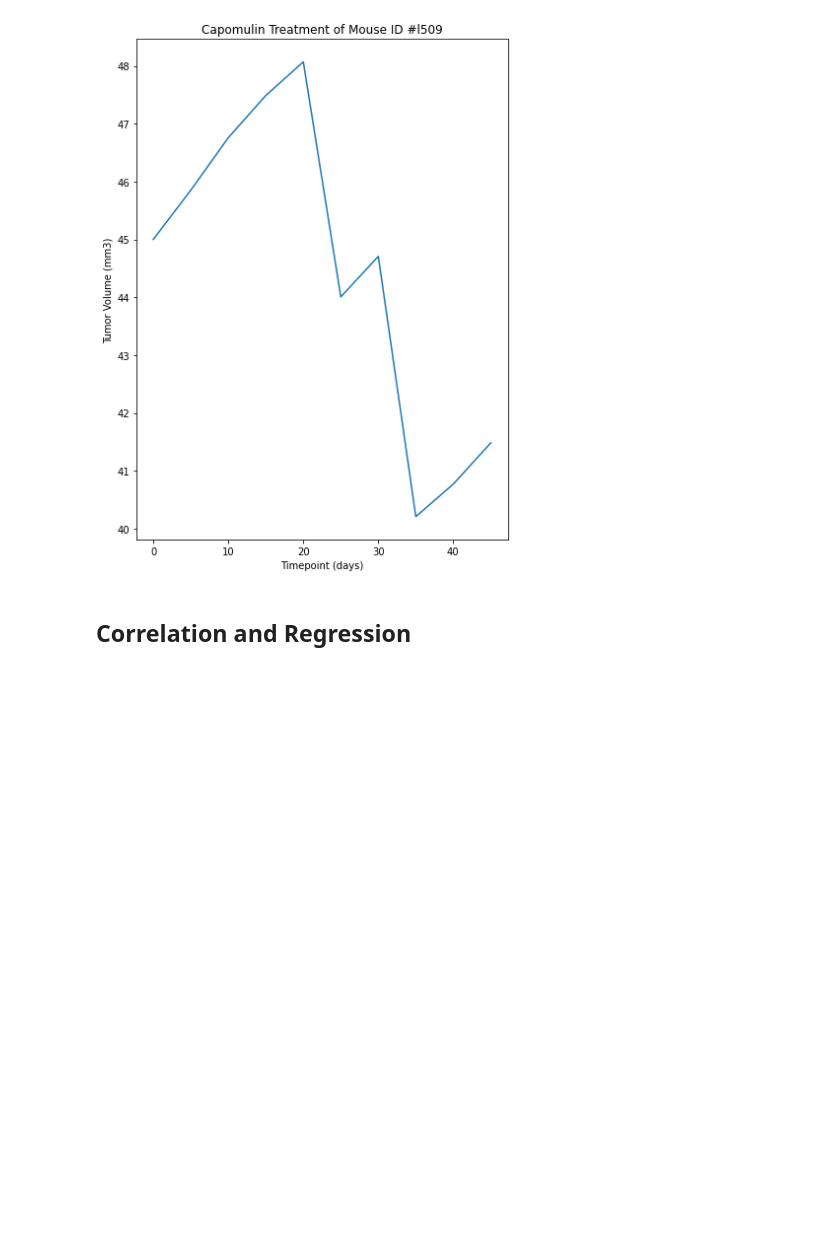
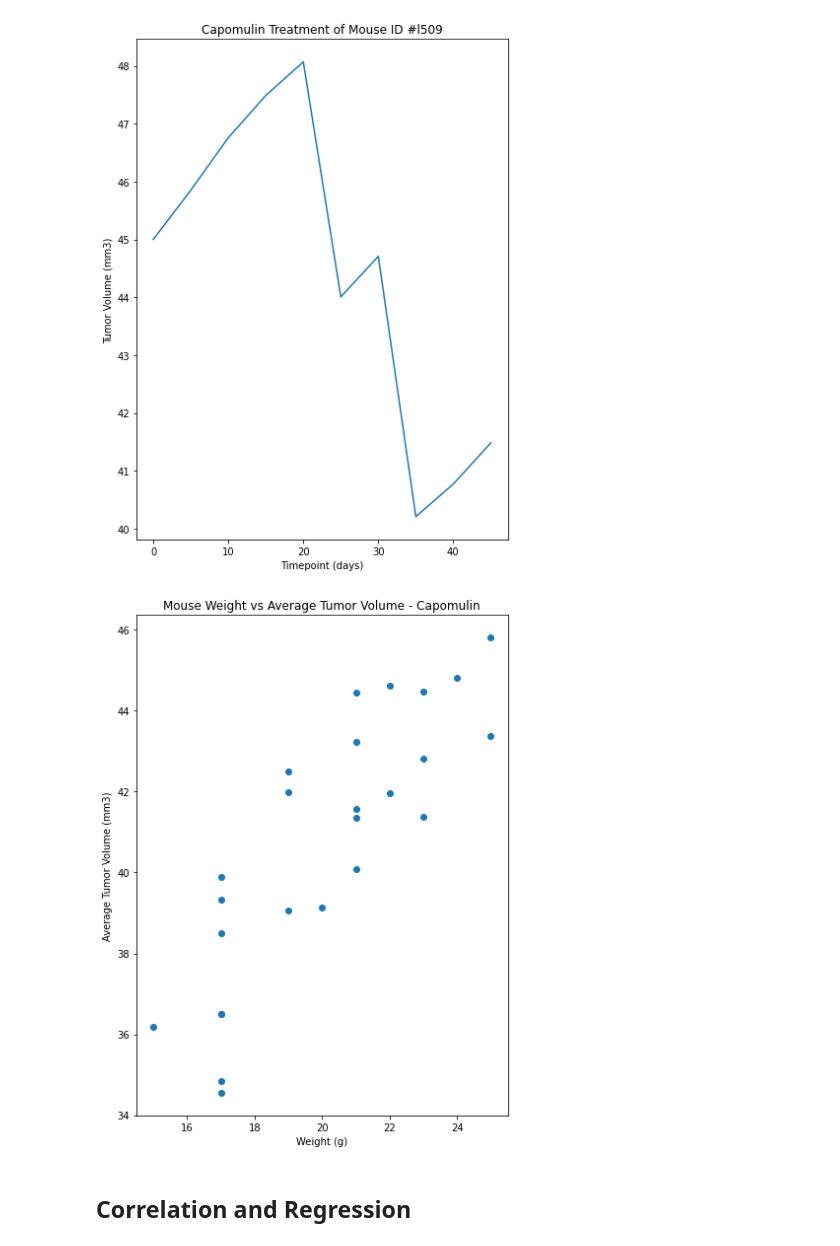
Before and after one commit to SusanCThomas/Pymaceuticals, a Jupyter notebook: pymaceuticals_.ipynb, the cells around one changed output. Cells and saved outputs as stored; diff of their text form; code cells hidden in the pictures; blank space fills up the shorter version.

Commit message:
generated scatter plot

```diff
--- a/pymaceuticals_.ipynb
+++ b/pymaceuticals_.ipynb
@@ -341,24 +341,26 @@ plt.show()
 # %%
 # Generate a scatter plot of mouse weight versus average tumor volume for the Capomulin regimen
 
 # Get the mouse id and other data for capomulin
 capomulin = cleaned_df.loc[cleaned_df['Drug Regimen'] == "Capomulin"]
 
 # Calculate the average tumor volume
 capomulin_avg = capomulin.groupby(['Mouse ID']).mean()
 
 # Generate scatter plot
 plt.scatter(capomulin_avg['Weight (g)'],capomulin_avg['Tumor Volume (mm3)'])
 
 # Set title and axis labels
 plt.xlabel('Weight (g)')
 plt.ylabel('Average Tumor Volume (mm3)')
-plt.title('Capomulin Treatment of Mouse ID #l509')
+plt.title('Mouse Weight vs Average Tumor Volume - Capomulin')
 
-# Saved s plot and displayed
+# Saved scatter plot and displayed
 plt.tight_layout()
-plt.savefig("Images/lineplot.png")
+plt.savefig("Images/scatterplot.png")
 plt.show()
+# %% [output]
+[figure, added]
 # %% [markdown]
 ## Correlation and Regression
 # %%
```
